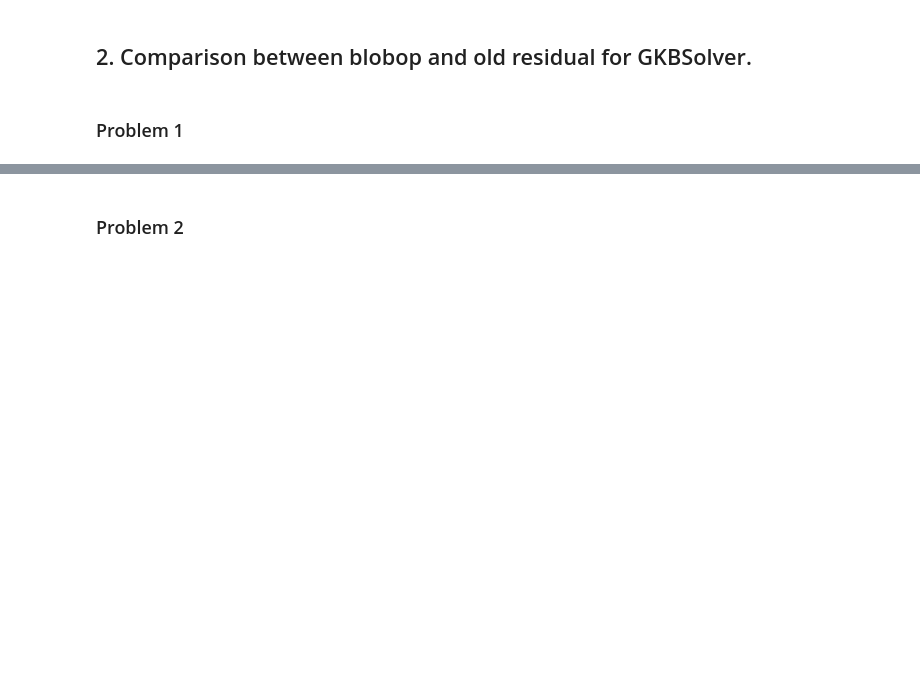
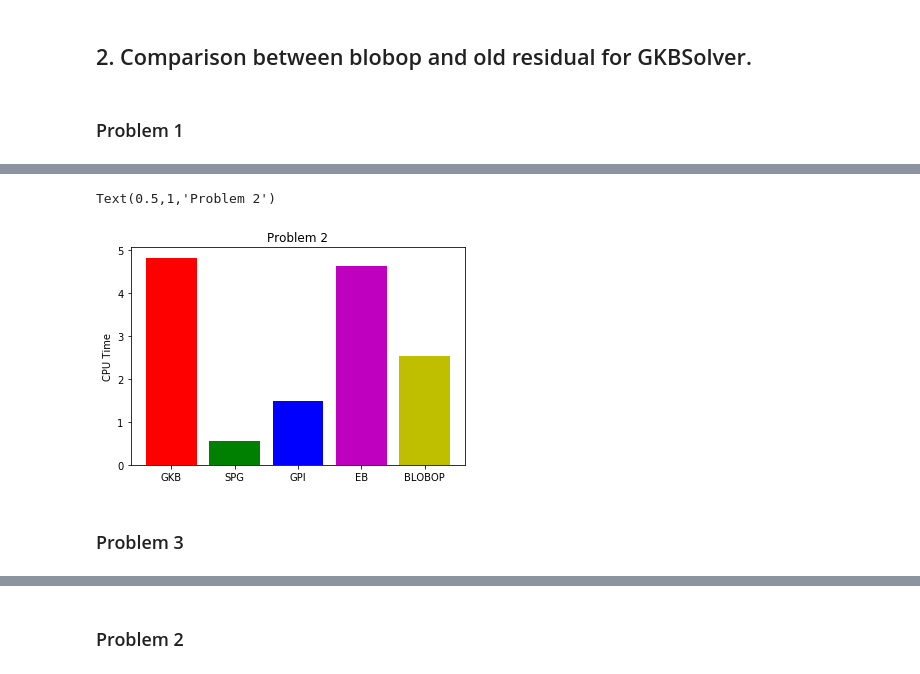
Before and after one commit to melissawm/skprocrustes, a Jupyter notebook: Results.ipynb, the cells around one changed output, grey strips where cells are left out. Drawn from its saved outputs; the diff is of its cells as text; code cells hidden in the pictures; blank space fills up the shorter version.

```diff
--- a/Results.ipynb
+++ b/Results.ipynb
@@ -348,0 +416,18 @@ blocksteps : 5
+# %%
+gkb, spg, gpi, eb, blobop = plt.bar([0,1,2,3,4], [t2_gkb, t2_spg, t2_gpi, t2_eb, t2_blobop])
+gkb.set_facecolor('r')
+spg.set_facecolor('g')
+gpi.set_facecolor('b')
+eb.set_facecolor('m')
+blobop.set_facecolor('y')
+ax = plt.gca()
+ax.set_xticks([0,1,2,3,4])
+ax.set_xticklabels(['GKB', 'SPG', 'GPI', 'EB', 'BLOBOP'])
+#ax.set_ylim([0, 100])
+ax.set_ylabel('CPU Time')
+ax.set_title('Problem 2')
+# %% [output]
+Text(0.5,1,'Problem 2')
+[figure, added]
+# %% [markdown]
+### Problem 3
```
Also changed, not shown: parts of 84 cells of this notebook, 1 other file.
